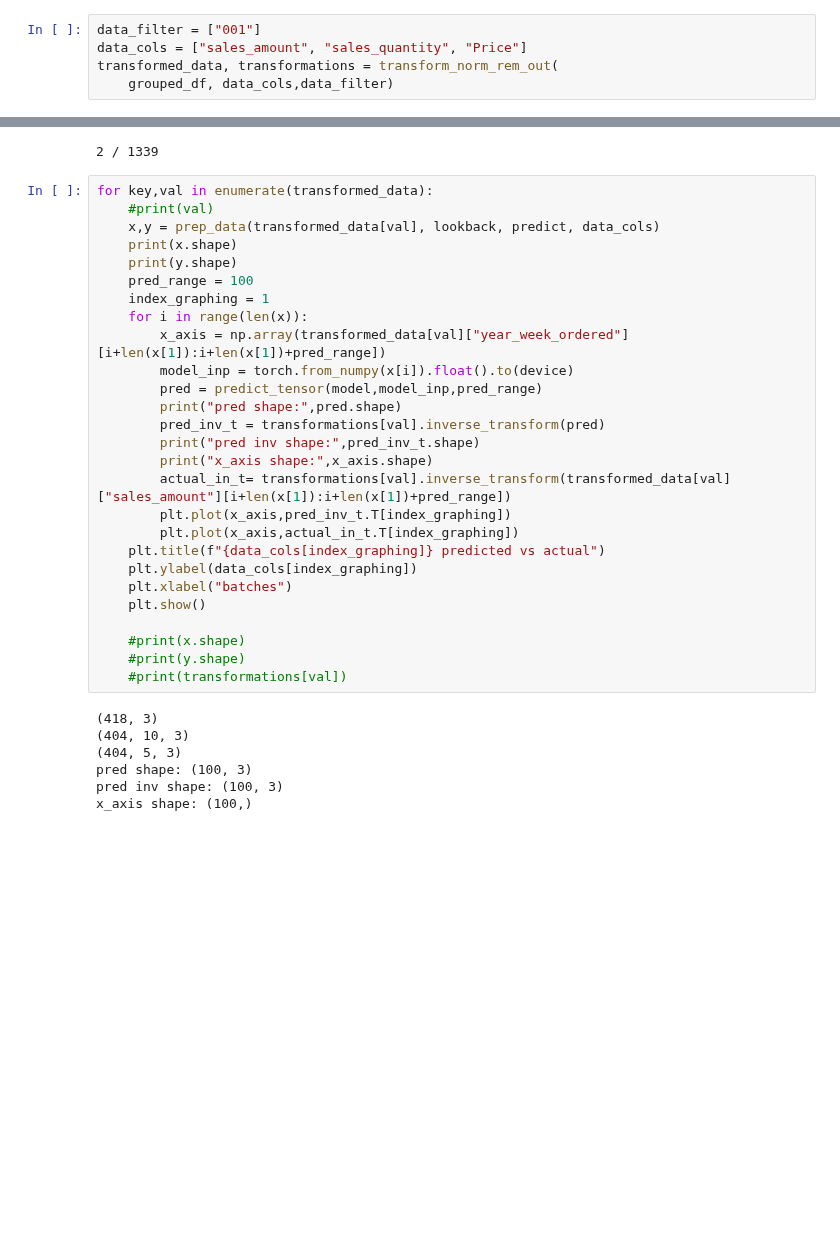
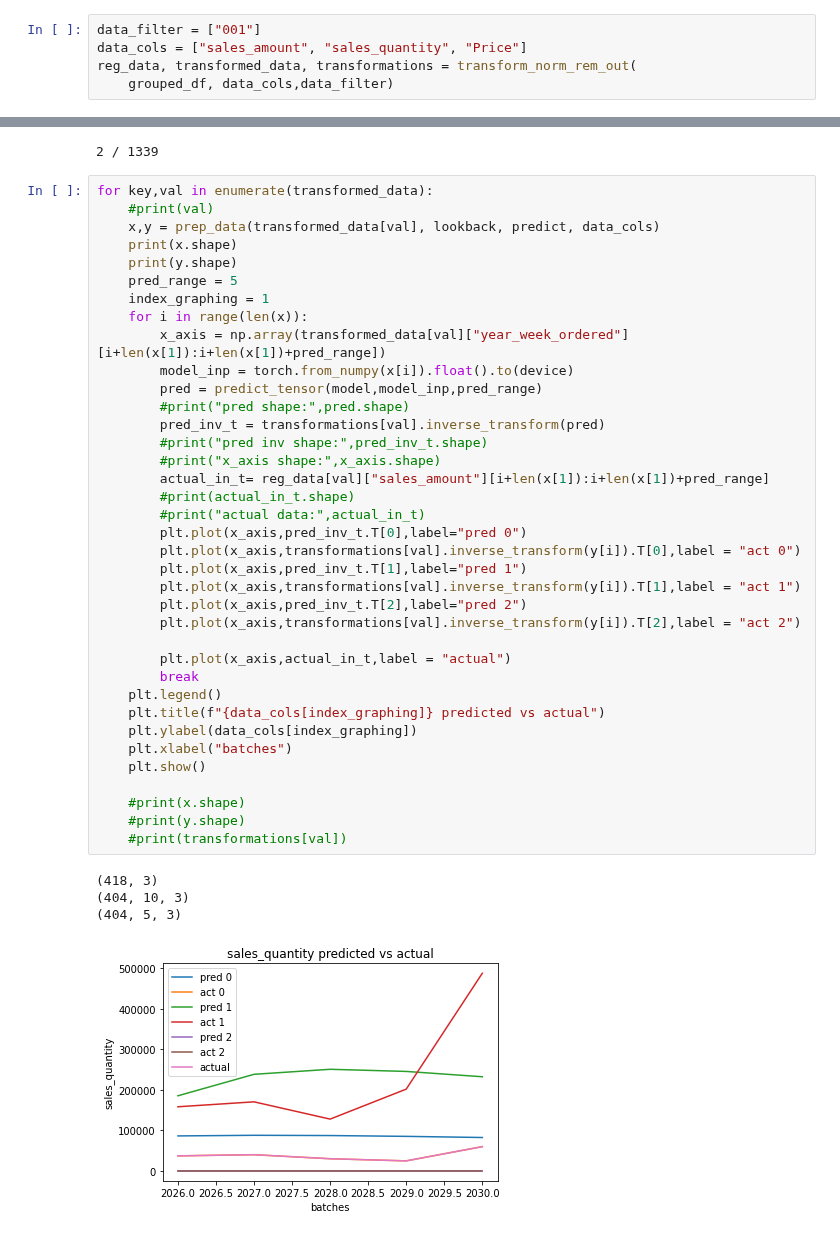
Before and after one commit to Abuynits/TE_Connect, a Jupyter notebook: sales_forcasting.ipynb, the cells around one changed output, grey strips where cells are left out. Cells and saved outputs as stored; diff of their text form; blank space fills up the shorter version.

```diff
--- a/sales_forcasting.ipynb
+++ b/sales_forcasting.ipynb
@@ -752,7 +755,7 @@ def predict_tensor(model: seq2seq_lstm,inp_tensor, target_len:int):
 # %%
 data_filter = ["001"]
 data_cols = ["sales_amount", "sales_quantity", "Price"]
-transformed_data, transformations = transform_norm_rem_out(
+reg_data, transformed_data, transformations = transform_norm_rem_out(
     grouped_df, data_cols,data_filter)
 # %% [output]
 ('001', 'Asia Pacific & ANZ', 'Channel - Industrial')
@@ -773,34 +776,42 @@ transformed_data, transformations = transform_norm_rem_out(
 # %%
 for key,val in enumerate(transformed_data):
     #print(val)
     x,y = prep_data(transformed_data[val], lookback, predict, data_cols)
     print(x.shape)
     print(y.shape)
-    pred_range = 100
+    pred_range = 5
     index_graphing = 1
     for i in range(len(x)):
         x_axis = np.array(transformed_data[val]["year_week_ordered"][i+len(x[1]):i+len(x[1])+pred_range])
         model_inp = torch.from_numpy(x[i]).float().to(device)
         pred = predict_tensor(model,model_inp,pred_range)
-        print("pred shape:",pred.shape)
+        #print("pred shape:",pred.shape)
         pred_inv_t = transformations[val].inverse_transform(pred)
-        print("pred inv shape:",pred_inv_t.shape)
-        print("x_axis shape:",x_axis.shape)
-        actual_in_t= transformations[val].inverse_transform(transformed_data[val]["sales_amount"][i+len(x[1]):i+len(x[1])+pred_range])
-        plt.plot(x_axis,pred_inv_t.T[index_graphing])
-        plt.plot(x_axis,actual_in_t.T[index_graphing])
+        #print("pred inv shape:",pred_inv_t.shape)
+        #print("x_axis shape:",x_axis.shape)
+        actual_in_t= reg_data[val]["sales_amount"][i+len(x[1]):i+len(x[1])+pred_range]
+        #print(actual_in_t.shape)
+        #print("actual data:",actual_in_t)
+        plt.plot(x_axis,pred_inv_t.T[0],label="pred 0")
+        plt.plot(x_axis,transformations[val].inverse_transform(y[i]).T[0],label = "act 0")
+        plt.plot(x_axis,pred_inv_t.T[1],label="pred 1")
+        plt.plot(x_axis,transformations[val].inverse_transform(y[i]).T[1],label = "act 1")
+        plt.plot(x_axis,pred_inv_t.T[2],label="pred 2")
+        plt.plot(x_axis,transformations[val].inverse_transform(y[i]).T[2],label = "act 2")
+
+        plt.plot(x_axis,actual_in_t,label = "actual")
+        break
+    plt.legend()
     plt.title(f"{data_cols[index_graphing]} predicted vs actual")
     plt.ylabel(data_cols[index_graphing])
     plt.xlabel("batches")
     plt.show()
 
     #print(x.shape)
     #print(y.shape)
     #print(transformations[val])
 # %% [output]
 (418, 3)
 (404, 10, 3)
 (404, 5, 3)
-pred shape: (100, 3)
-pred inv shape: (100, 3)
-x_axis shape: (100,)
+[figure, added]
```
Also changed, not shown: parts of 6 cells of this notebook.
